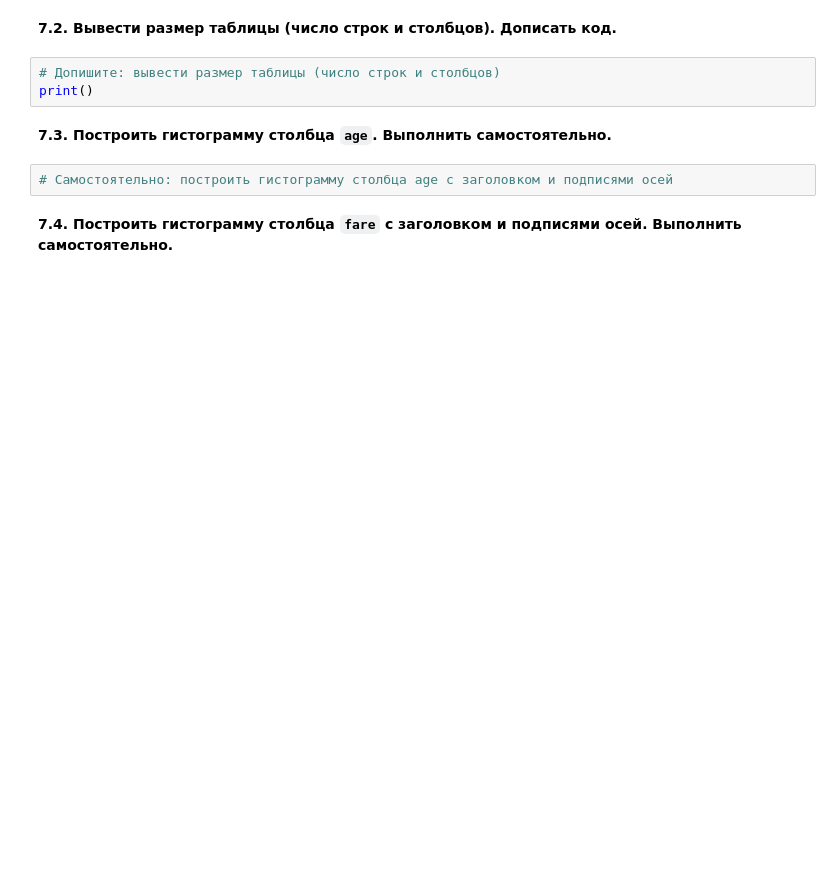
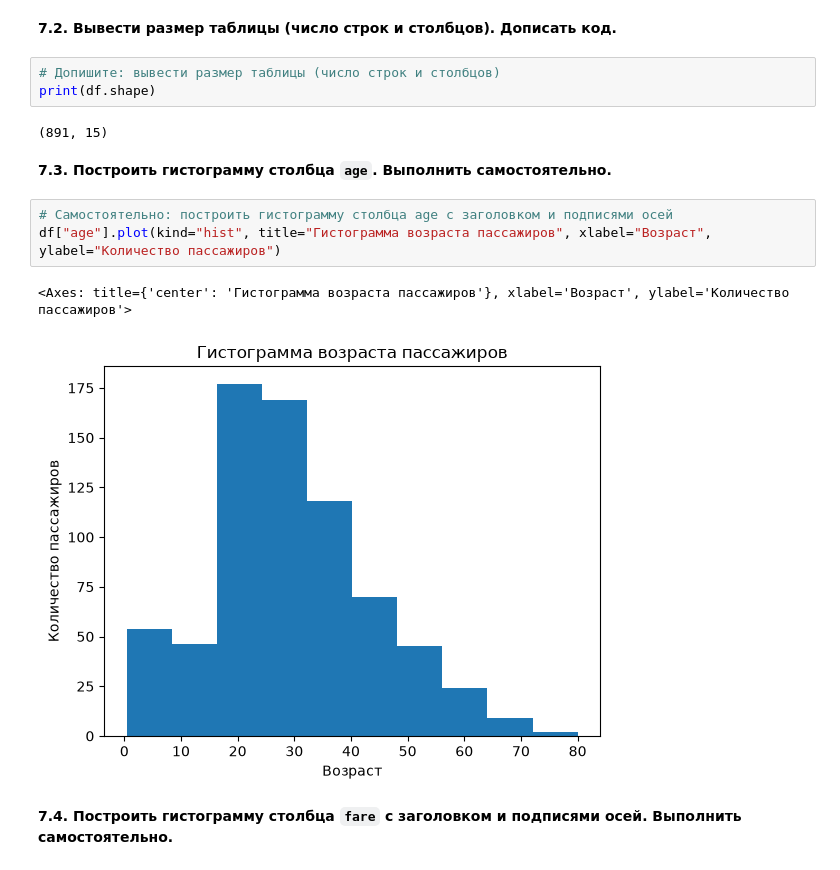
Before and after one commit to yarovoy762dmij/ai_intro, a Jupyter notebook: lab1/PR1_ноутбук.ipynb, the cells around one changed output. Drawn from its saved outputs; the diff is of its cells as text; blank space fills up the shorter version.

```diff
--- a/lab1/PR1_ноутбук.ipynb
+++ b/lab1/PR1_ноутбук.ipynb
@@ -638,11 +825,17 @@ df.head()
 **7.2. Вывести размер таблицы (число строк и столбцов). Дописать код.**
 # %%
 # Допишите: вывести размер таблицы (число строк и столбцов)
-print()
+print(df.shape)
+# %% [output]
+(891, 15)
 # %% [markdown]
 **7.3. Построить гистограмму столбца `age`. Выполнить самостоятельно.**
 # %%
 # Самостоятельно: построить гистограмму столбца age с заголовком и подписями осей
+df["age"].plot(kind="hist", title="Гистограмма возраста пассажиров", xlabel="Возраст", ylabel="Количество пассажиров")
+# %% [output]
+<Axes: title={'center': 'Гистограмма возраста пассажиров'}, xlabel='Возраст', ylabel='Количество пассажиров'>
+[figure, added]
 # %% [markdown]
 **7.4. Построить гистограмму столбца `fare` с заголовком и подписями осей. Выполнить самостоятельно.**
 # %%
```
Also changed, not shown: parts of 33 cells of this notebook, 1 other file.
